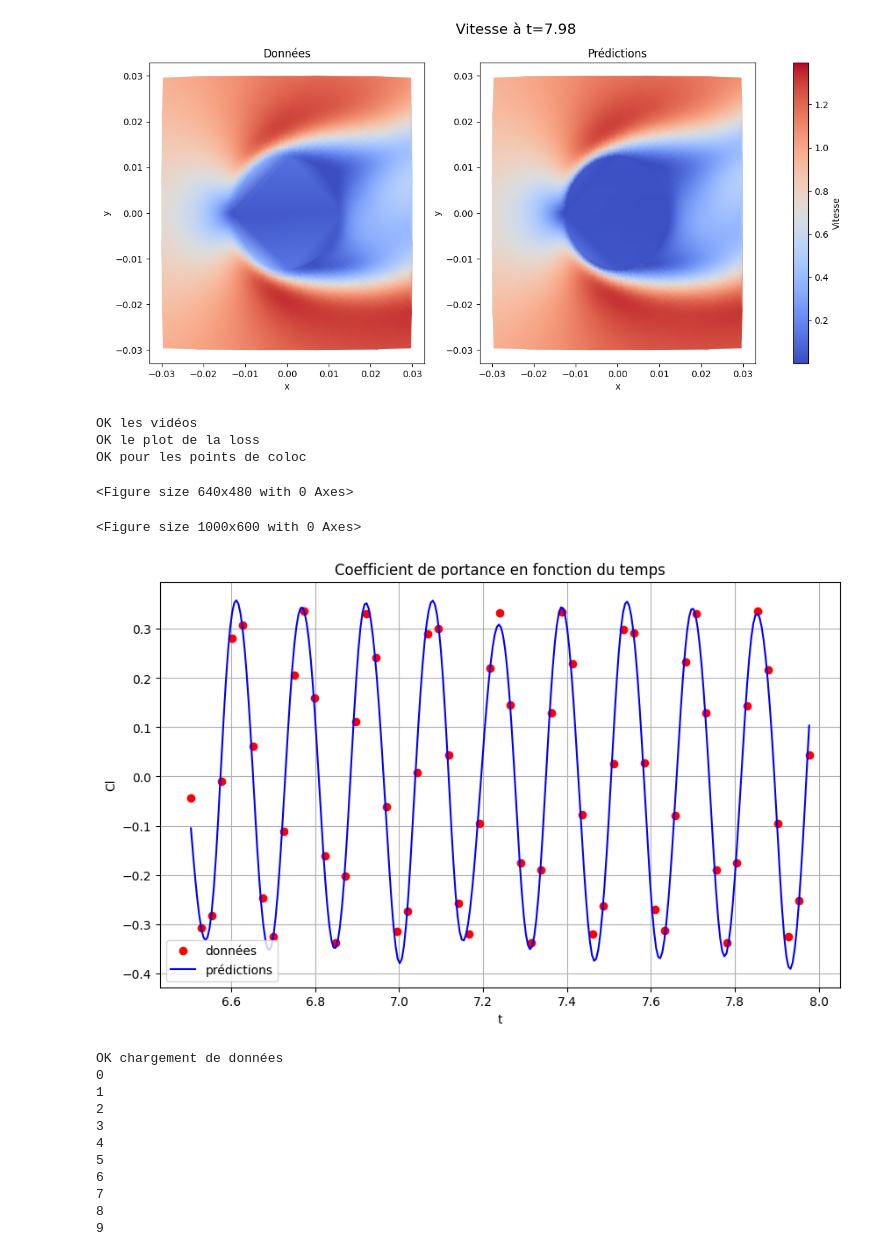
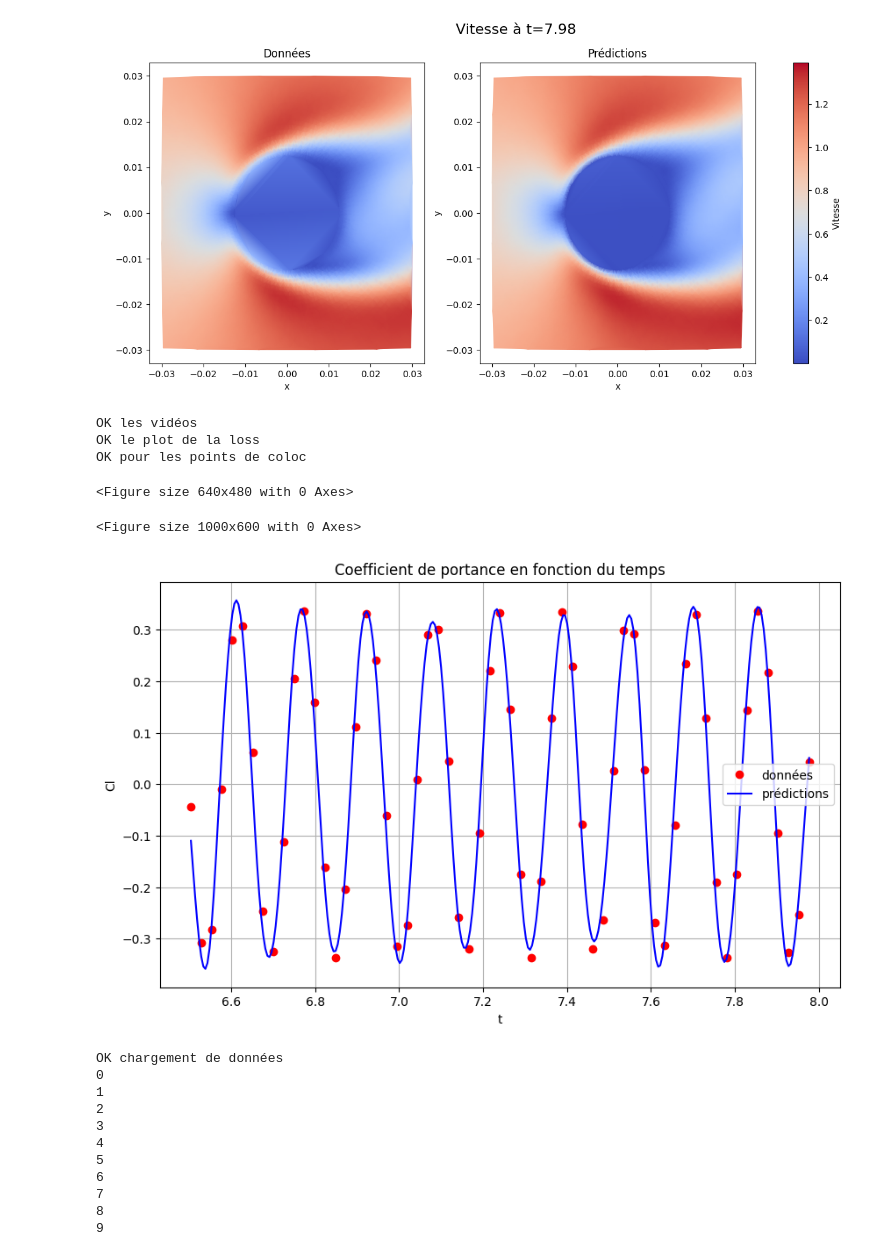
Before and after one commit to hpavy/24_dynamic_weights, a Jupyter notebook: results.ipynb, the cells around one changed output. Drawn from its saved outputs; the diff is of its cells as text; code cells hidden in the pictures.

```diff
--- a/results.ipynb
+++ b/results.ipynb
@@ -7,7 +7,7 @@ param_adim = {
     'rho': 1.2
 }
 # %%
-plot_results(file_name="3_model_2_case_1_zoom_weights_modified", epoch="epoch400", param_adim=param_adim)
+plot_results(file_name="2_modele_2_case_1_diff", epoch="epoch300", param_adim=param_adim)
 # %% [output]
 OK chargement de données
 0
@@ -23,34 +23,34 @@ OK chargement de données
 10
 ... (46 lines left out)
 57
 58
 59
 60
 [figure]
 0
 1
 2
 3
 4
 5
 6
 7
 8
 9
 10
 11
 ... (45 lines left out)
 57
 58
 59
 60
 [figure]
 OK les vidéos
 OK le plot de la loss
 OK pour les points de coloc
 <Figure size 640x480 with 0 Axes>
 <Figure size 1000x600 with 0 Axes>
-[figure, old version]
+[figure, new version]
 # %%
 plot_results(file_name="7_model_2_case_2_zoom", epoch="epoch650", param_adim=param_adim)
 # %% [output]
```
Also changed, not shown: 36 other files.
